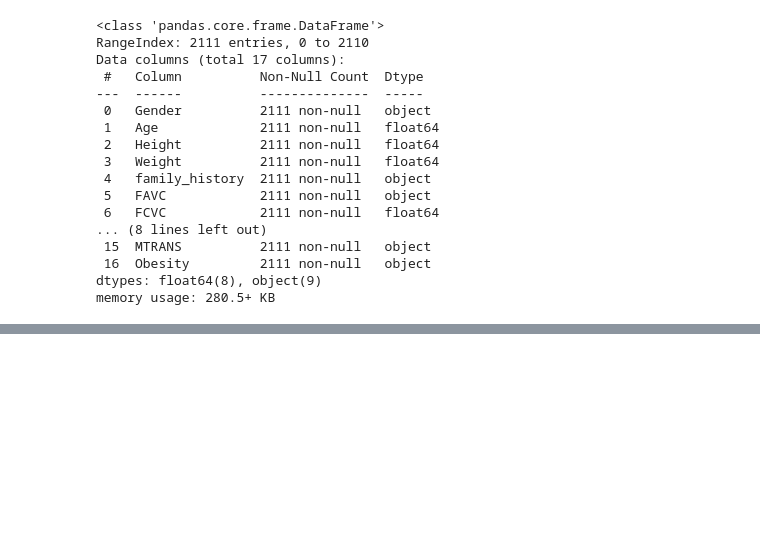
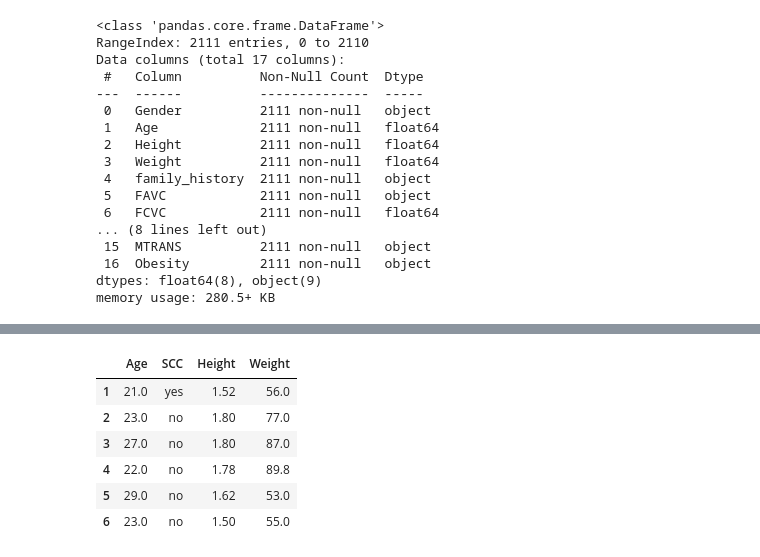
Before and after one commit to satyanshpandey/pandas-learning-, a Jupyter notebook: working_with_obesity_dataset.ipynb, the cells around one changed output, grey strips where cells are left out. Cells and saved outputs as stored; diff of their text form; code cells hidden in the pictures; blank space fills up the shorter version.

```diff
--- a/working_with_obesity_dataset.ipynb
+++ b/working_with_obesity_dataset.ipynb
@@ -190,0 +221,10 @@ memory usage: 280.5+ KB
+# %%
+obesityDataSet.loc[1:6,['Age','SCC','Height','Weight']]
+# %% [output]
+|  | Age | SCC | Height | Weight |
+| 1 | 21.0 | yes | 1.52 | 56.0 |
+| 2 | 23.0 | no | 1.80 | 77.0 |
+| 3 | 27.0 | no | 1.80 | 87.0 |
+| 4 | 22.0 | no | 1.78 | 89.8 |
+| 5 | 29.0 | no | 1.62 | 53.0 |
+| 6 | 23.0 | no | 1.50 | 55.0 |
```
Also changed, not shown: parts of 2 cells of this notebook.
